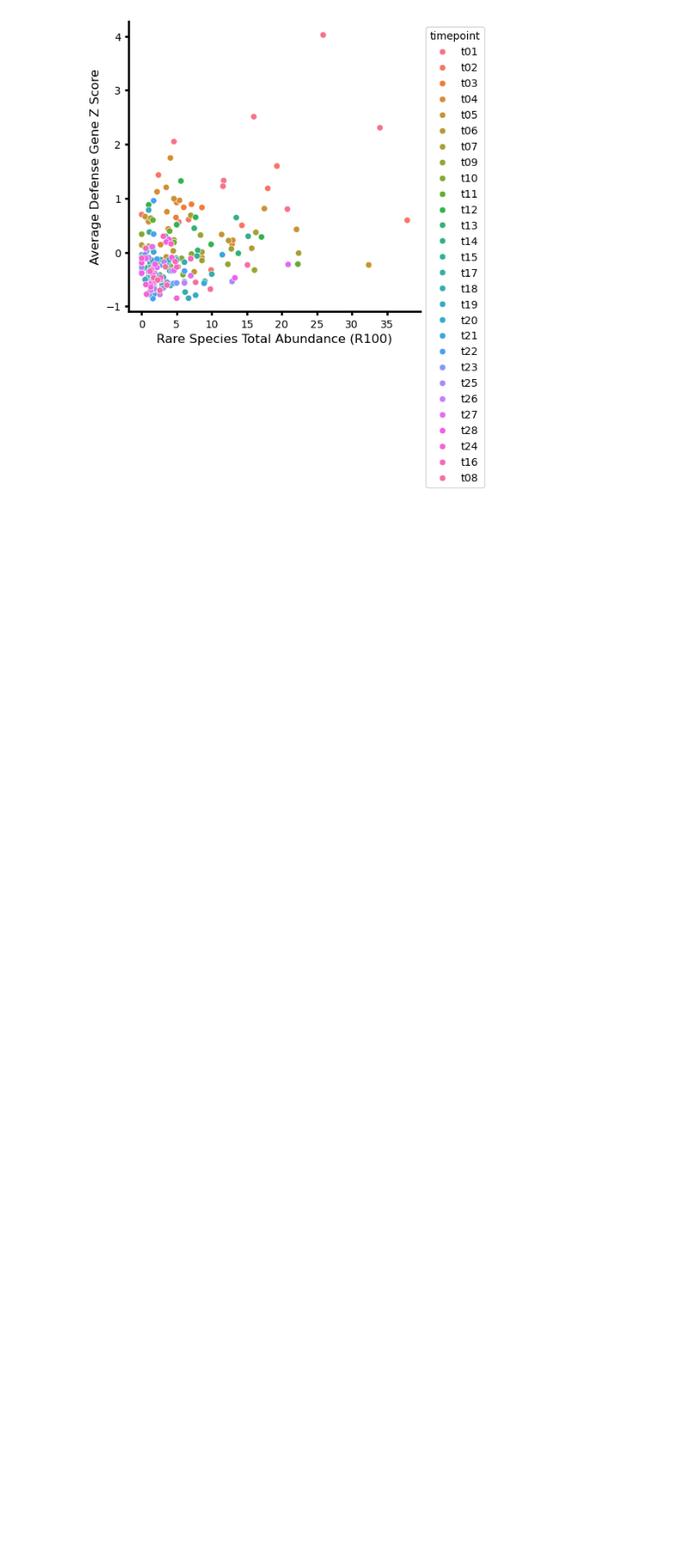
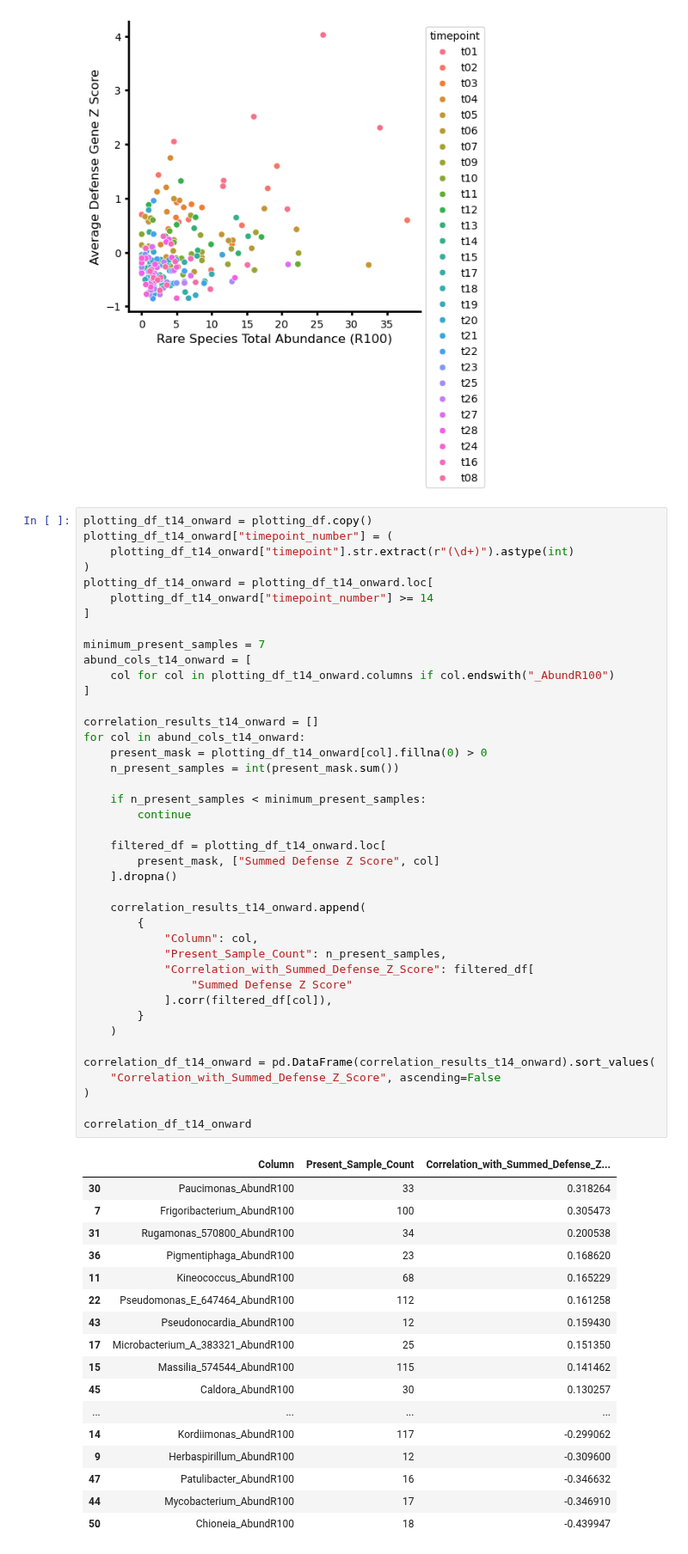
Before and after one commit to mikepassal/Outdoor_microbiome, a Jupyter notebook: Local_analysis/Analysis_post_Luke_talk/Immunity_score/see_if_top_genes_correlate_w_load_within_sample.ipynb, the cells around one changed output. Shown at 86% size. Drawn from its saved outputs; the diff is of its cells as text; blank space fills up the shorter version.

```diff
--- a/Local_analysis/Analysis_post_Luke_talk/Immunity_score/see_if_top_genes_correlate_w_load_within_sample.ipynb
+++ b/Local_analysis/Analysis_post_Luke_talk/Immunity_score/see_if_top_genes_correlate_w_load_within_sample.ipynb
@@ -757,3 +866,62 @@ sns.move_legend(ax, "upper left", bbox_to_anchor=(1, 1))
 # plt.tight_layout()
 # %% [output]
 [figure]
+# %%
+plotting_df_t14_onward = plotting_df.copy()
+plotting_df_t14_onward["timepoint_number"] = (
+    plotting_df_t14_onward["timepoint"].str.extract(r"(\d+)").astype(int)
+)
+plotting_df_t14_onward = plotting_df_t14_onward.loc[
+    plotting_df_t14_onward["timepoint_number"] >= 14
+]
+
+minimum_present_samples = 7
+abund_cols_t14_onward = [
+    col for col in plotting_df_t14_onward.columns if col.endswith("_AbundR100")
+]
+
+correlation_results_t14_onward = []
+for col in abund_cols_t14_onward:
+    present_mask = plotting_df_t14_onward[col].fillna(0) > 0
+    n_present_samples = int(present_mask.sum())
+
+    if n_present_samples < minimum_present_samples:
+        continue
+
+    filtered_df = plotting_df_t14_onward.loc[
+        present_mask, ["Summed Defense Z Score", col]
+    ].dropna()
+
+    correlation_results_t14_onward.append(
+        {
+            "Column": col,
+            "Present_Sample_Count": n_present_samples,
+            "Correlation_with_Summed_Defense_Z_Score": filtered_df[
+                "Summed Defense Z Score"
+            ].corr(filtered_df[col]),
+        }
+    )
+
+correlation_df_t14_onward = pd.DataFrame(correlation_results_t14_onward).sort_values(
+    "Correlation_with_Summed_Defense_Z_Score", ascending=False
+)
+
+correlation_df_t14_onward
+# %% [output]
+|  | Column | Present_Sample_Count | Correlation_with_Summed_Defense_Z... |
+| 30 | Paucimonas_AbundR100 | 33 | 0.318264 |
+| 7 | Frigoribacterium_AbundR100 | 100 | 0.305473 |
+| 31 | Rugamonas_570800_AbundR100 | 34 | 0.200538 |
+| 36 | Pigmentiphaga_AbundR100 | 23 | 0.168620 |
+| 11 | Kineococcus_AbundR100 | 68 | 0.165229 |
+| 22 | Pseudomonas_E_647464_AbundR100 | 112 | 0.161258 |
+| 43 | Pseudonocardia_AbundR100 | 12 | 0.159430 |
+| 17 | Microbacterium_A_383321_AbundR100 | 25 | 0.151350 |
+| 15 | Massilia_574544_AbundR100 | 115 | 0.141462 |
+| 45 | Caldora_AbundR100 | 30 | 0.130257 |
+| ... | ... | ... | ... |
+| 14 | Kordiimonas_AbundR100 | 117 | -0.299062 |
+| 9 | Herbaspirillum_AbundR100 | 12 | -0.309600 |
+| 47 | Patulibacter_AbundR100 | 16 | -0.346632 |
+| 44 | Mycobacterium_AbundR100 | 17 | -0.346910 |
+| 50 | Chioneia_AbundR100 | 18 | -0.439947 |
```
Also changed, not shown: parts of 16 cells of this notebook, 17 other files.
